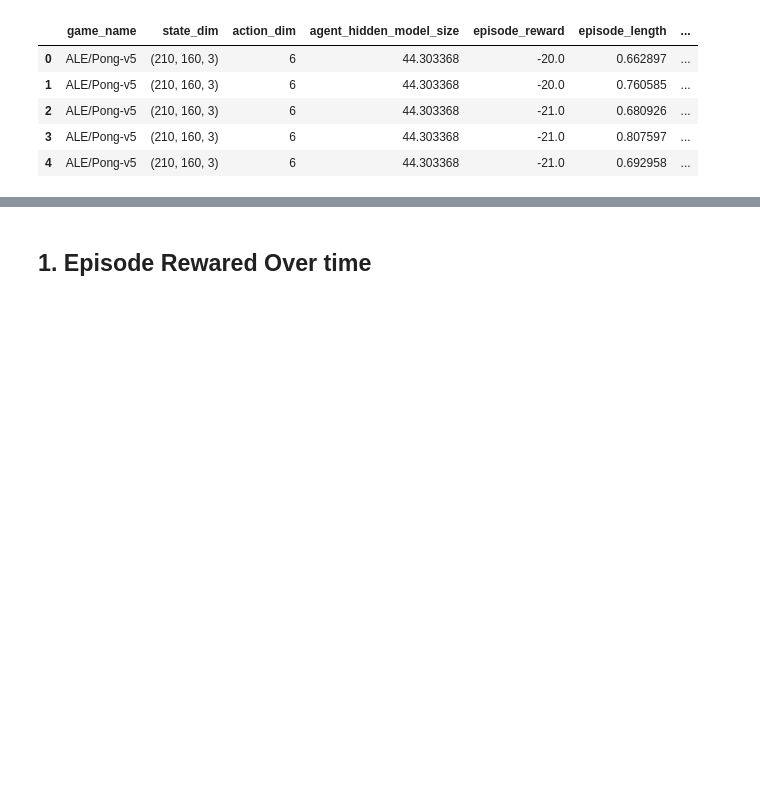
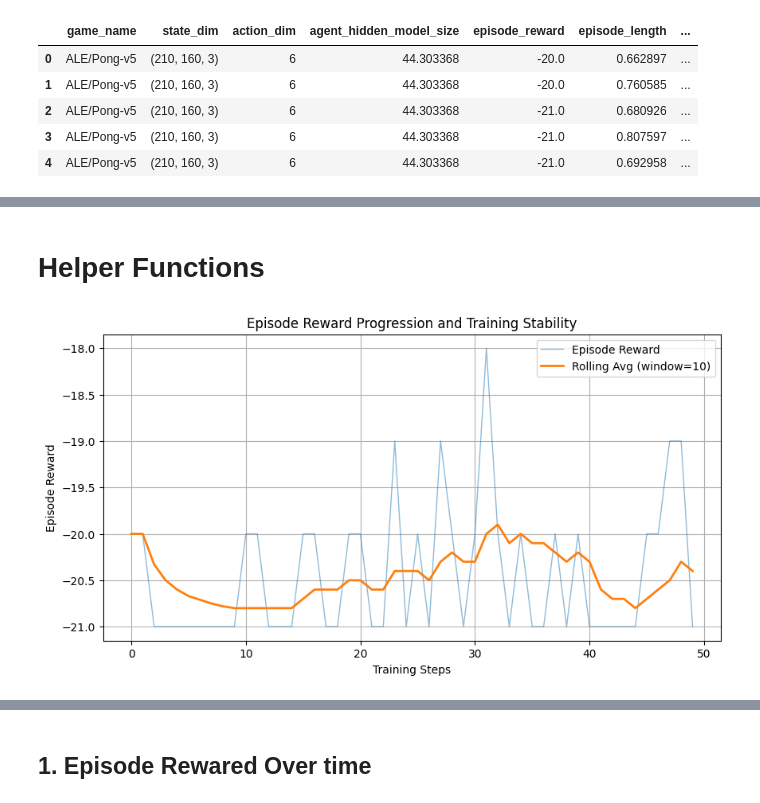
Before and after one commit to RyanWri/gpu-mem-genius, a Jupyter notebook: src/visuals/plots.ipynb, the cells around one changed output, grey strips where cells are left out. Saved outputs shown, nothing was run; the diff lists cells and outputs as text; code cells hidden in the pictures; blank space fills up the shorter version.

Commit message:
plots

```diff
--- a/src/visuals/plots.ipynb
+++ b/src/visuals/plots.ipynb
@@ -21,0 +45,47 @@ df.head()
+# %% [markdown]
+# Helper Functions
+# %%
+# ------------------------------
+# Helper Functions
+# ------------------------------
+def setup_chart(title, xlabel, ylabel, figsize=(10, 5)):
+    """Sets up a basic chart with common formatting."""
+    plt.figure(figsize=figsize)
+    plt.title(title)
+    plt.xlabel(xlabel)
+    plt.ylabel(ylabel)
+    plt.grid(True)
+
+def plot_line(x, y, label=None, alpha=1.0, linewidth=1, color=None):
+    """Plots a line chart."""
+    plt.plot(x, y, label=label, alpha=alpha, linewidth=linewidth, color=color)
+
+def plot_area(x, y, label=None, alpha=0.5, color=None):
+    """Plots an area chart."""
+    plt.fill_between(x, y, label=label, alpha=alpha, color=color)
+
+def finalize_chart(show_legend=True):
+    """Finalizes the chart with legend and display."""
+    if show_legend:
+        plt.legend()
+    plt.show()
+
+def convert_to_mb(series, conversion_factor=1024*1024):
+    """Converts a pandas Series from bytes to MB if necessary."""
+    # If values seem high (e.g., > 1e6), assume they're in bytes and convert.
+    if series.max() > 1e6:
+        return series / conversion_factor
+    return series
+# %%
+df['rolling_reward'] = df['rolling_reward'].round(2)
+df['episode_reward'] = df['episode_reward'].round(2)
+# %%
+# ------------------------------
+# Plot 1: Episode Rewards vs. Training Steps (Line Chart)
+# ------------------------------
+setup_chart("Episode Reward Progression and Training Stability", "Training Steps", "Episode Reward")
+plot_line(df.index, df['episode_reward'], label="Episode Reward", alpha=0.5)
+plot_line(df.index, df['rolling_reward'], label=f"Rolling Avg (window={rolling_window})", linewidth=2)
+finalize_chart()
+# %% [output]
+[figure, added]
```
Also changed, not shown: parts of 6 cells of this notebook, 1 other file.
